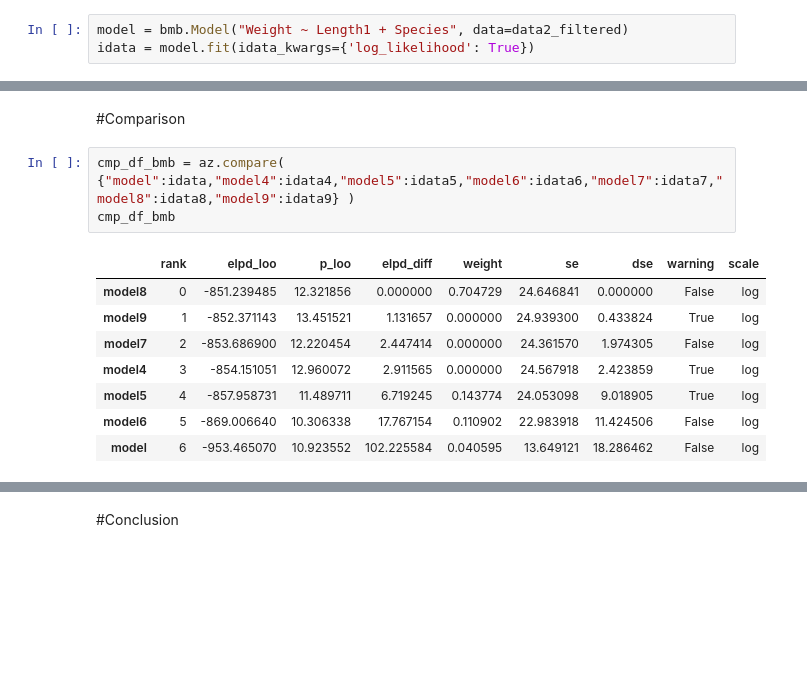
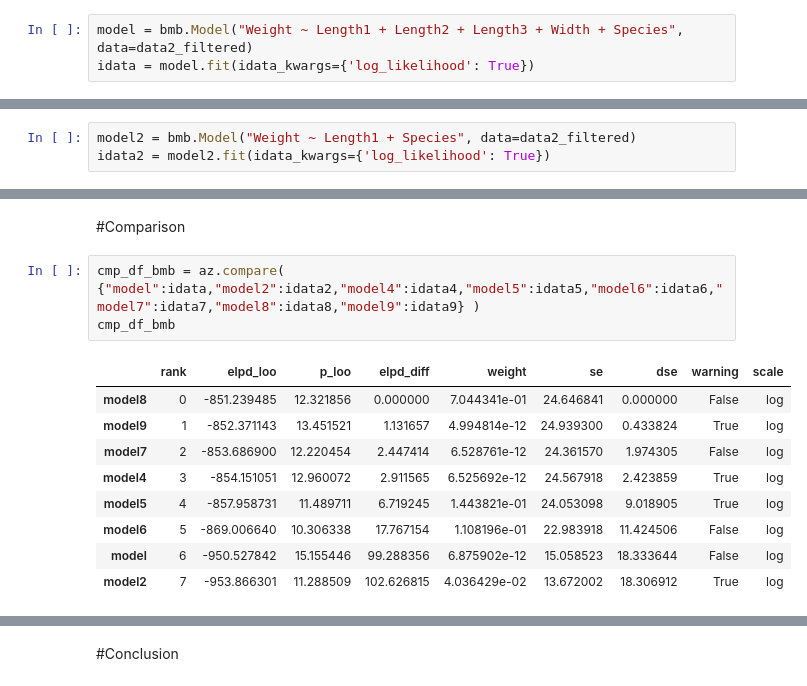
Before and after one commit to LuciusMelillo09/DataScience, a Jupyter notebook: Unit6/Luci_MeliUnit6Project.ipynb, the cells around one changed output, grey strips where cells are left out. Cells and saved outputs as stored; diff of their text form; blank space fills up the shorter version.

```diff
--- a/Unit6/Luci_MeliUnit6Project.ipynb
+++ b/Unit6/Luci_MeliUnit6Project.ipynb
@@ -74,3 +74,3 @@ data2_filtered = data2[data2['Weight'] > 0].copy()
 # %%
-model = bmb.Model("Weight ~ Length1 + Species", data=data2_filtered)
+model = bmb.Model("Weight ~ Length1 + Length2 + Length3 + Width + Species", data=data2_filtered)
 idata = model.fit(idata_kwargs={'log_likelihood': True})
@@ -76,0 +79,3 @@ idata = model.fit(idata_kwargs={'log_likelihood': True})
+# %%
+model2 = bmb.Model("Weight ~ Length1 + Species", data=data2_filtered)
+idata2 = model2.fit(idata_kwargs={'log_likelihood': True})
@@ -141,17 +149,18 @@ bmb.interpret.plot_predictions(model9, idata9, ["Length3","Species"], fig_kwargs
 # %% [markdown]
 #Comparison
 # %%
-cmp_df_bmb = az.compare( {"model":idata,"model4":idata4,"model5":idata5,"model6":idata6,"model7":idata7,"model8":idata8,"model9":idata9} )
+cmp_df_bmb = az.compare( {"model":idata,"model2":idata2,"model4":idata4,"model5":idata5,"model6":idata6,"model7":idata7,"model8":idata8,"model9":idata9} )
 cmp_df_bmb
 # %% [output]
 |  | rank | elpd_loo | p_loo | elpd_diff | weight | se | dse | warning | scale |
-| model8 | 0 | -851.239485 | 12.321856 | 0.000000 | 0.704729 | 24.646841 | 0.000000 | False | log |
-| model9 | 1 | -852.371143 | 13.451521 | 1.131657 | 0.000000 | 24.939300 | 0.433824 | True | log |
-| model7 | 2 | -853.686900 | 12.220454 | 2.447414 | 0.000000 | 24.361570 | 1.974305 | False | log |
-| model4 | 3 | -854.151051 | 12.960072 | 2.911565 | 0.000000 | 24.567918 | 2.423859 | True | log |
-| model5 | 4 | -857.958731 | 11.489711 | 6.719245 | 0.143774 | 24.053098 | 9.018905 | True | log |
-| model6 | 5 | -869.006640 | 10.306338 | 17.767154 | 0.110902 | 22.983918 | 11.424506 | False | log |
-| model | 6 | -953.465070 | 10.923552 | 102.225584 | 0.040595 | 13.649121 | 18.286462 | False | log |
+| model8 | 0 | -851.239485 | 12.321856 | 0.000000 | 7.044341e-01 | 24.646841 | 0.000000 | False | log |
+| model9 | 1 | -852.371143 | 13.451521 | 1.131657 | 4.994814e-12 | 24.939300 | 0.433824 | True | log |
+| model7 | 2 | -853.686900 | 12.220454 | 2.447414 | 6.528761e-12 | 24.361570 | 1.974305 | False | log |
+| model4 | 3 | -854.151051 | 12.960072 | 2.911565 | 6.525692e-12 | 24.567918 | 2.423859 | True | log |
+| model5 | 4 | -857.958731 | 11.489711 | 6.719245 | 1.443821e-01 | 24.053098 | 9.018905 | True | log |
+| model6 | 5 | -869.006640 | 10.306338 | 17.767154 | 1.108196e-01 | 22.983918 | 11.424506 | False | log |
+| model | 6 | -950.527842 | 15.155446 | 99.288356 | 6.875902e-12 | 15.058523 | 18.333644 | False | log |
+| model2 | 7 | -953.866301 | 11.288509 | 102.626815 | 4.036429e-02 | 13.672002 | 18.306912 | True | log |
 # %%
 az.plot_compare(cmp_df_bmb)
 # %% [output]
```
Also changed, not shown: parts of 6 cells of this notebook.
